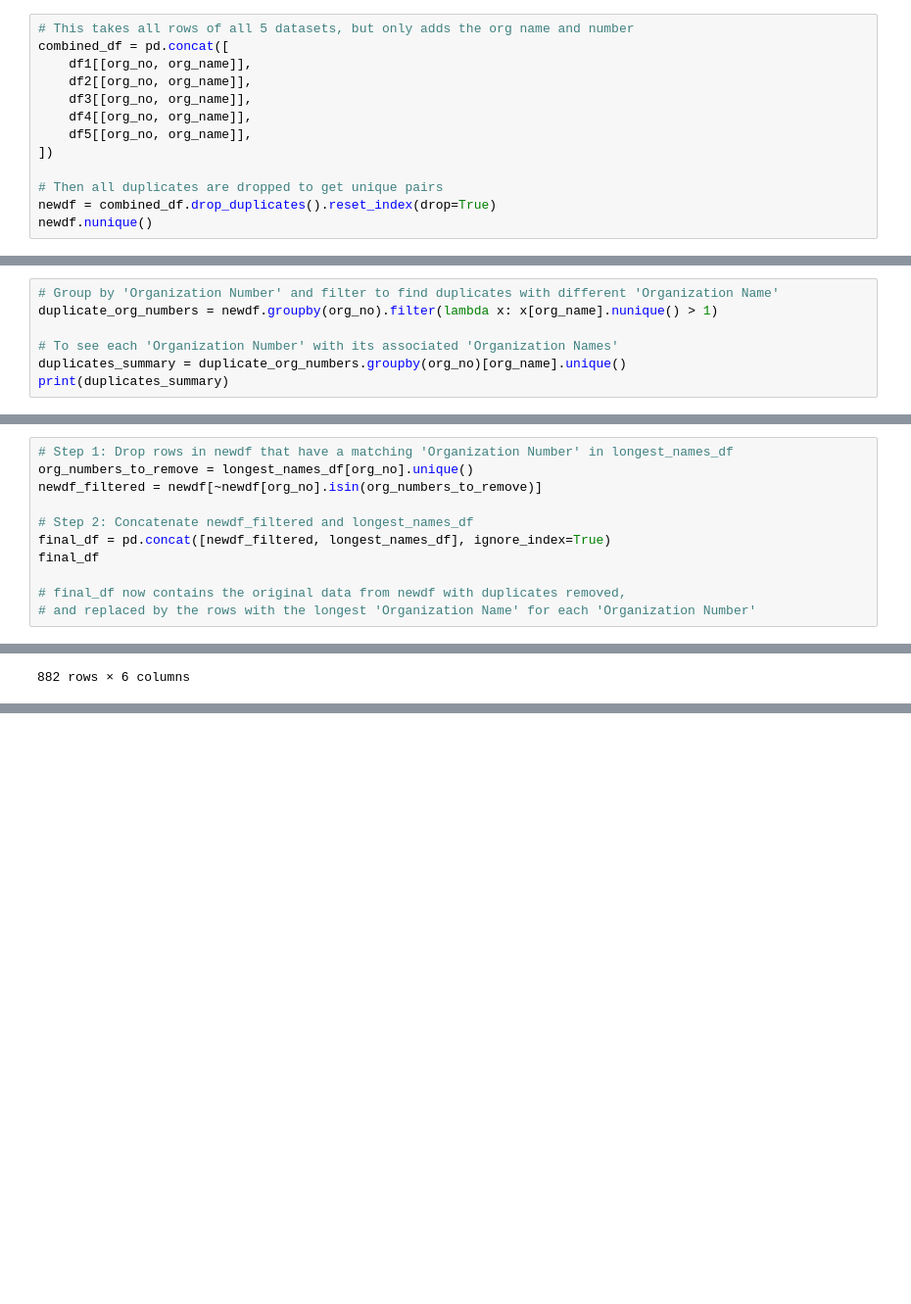
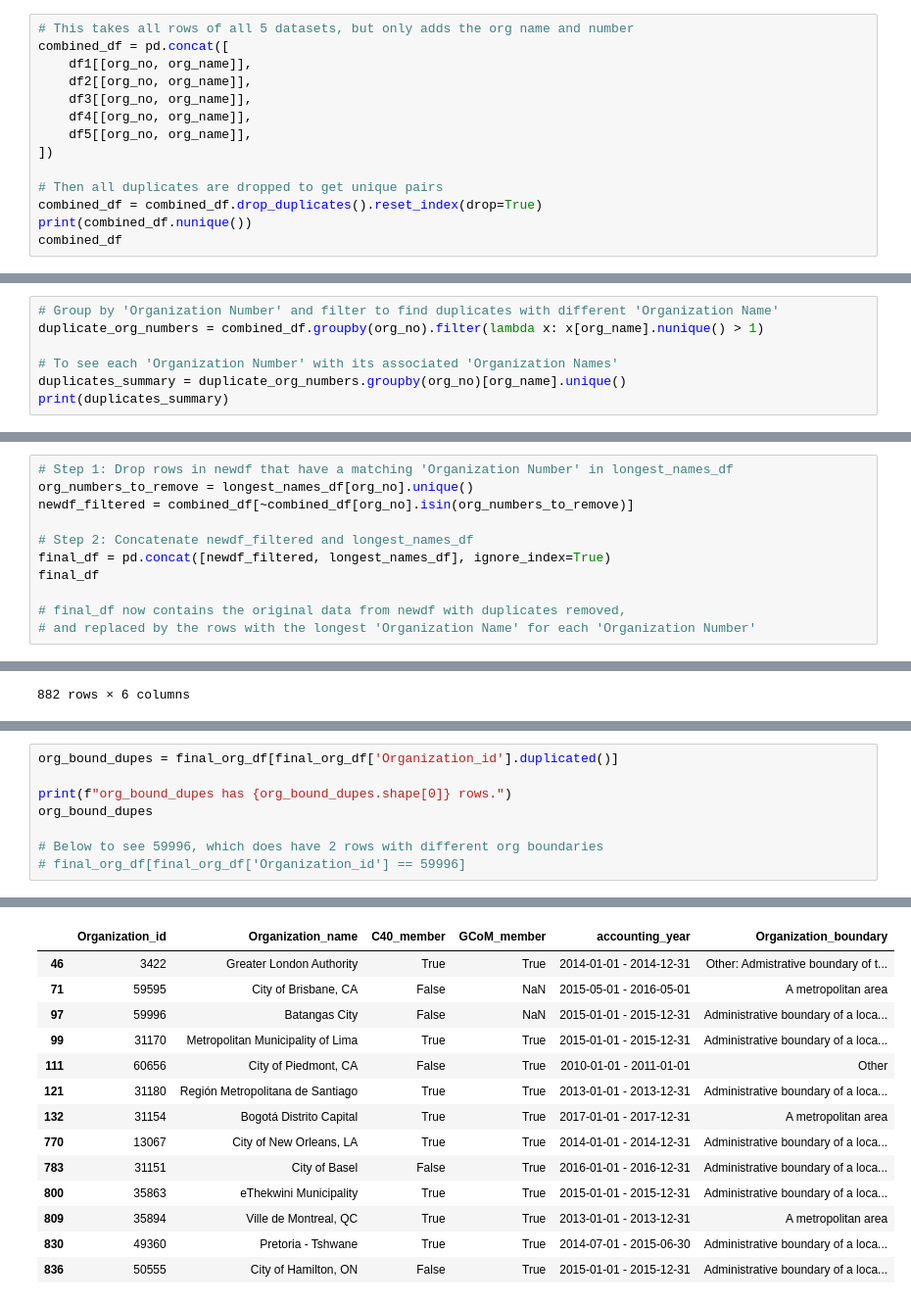
Before and after one commit to Gruppe-H/DB_assignment1, a Jupyter notebook: Dataset_Org_table.ipynb, the cells around one changed output, grey strips where cells are left out. Shown at 98% size. Drawn from its saved outputs; the diff is of its cells as text; blank space fills up the shorter version.

```diff
--- a/Dataset_Org_table.ipynb
+++ b/Dataset_Org_table.ipynb
@@ -85,8 +58,9 @@ combined_df = pd.concat([
 ])
 
 # Then all duplicates are dropped to get unique pairs
-newdf = combined_df.drop_duplicates().reset_index(drop=True)
-newdf.nunique()
+combined_df = combined_df.drop_duplicates().reset_index(drop=True)
+print(combined_df.nunique())
+combined_df
 # %% [output]
 Organization_id      869
 Organization_name    983
@@ -94,6 +83,6 @@ dtype: int64
 # %%
 # Group by 'Organization Number' and filter to find duplicates with different 'Organization Name'
-duplicate_org_numbers = newdf.groupby(org_no).filter(lambda x: x[org_name].nunique() > 1)
+duplicate_org_numbers = combined_df.groupby(org_no).filter(lambda x: x[org_name].nunique() > 1)
 
 # To see each 'Organization Number' with its associated 'Organization Names'
 duplicates_summary = duplicate_org_numbers.groupby(org_no)[org_name].unique()
@@ -140,7 +130,7 @@ print(longest_names_df)
 # %%
 # Step 1: Drop rows in newdf that have a matching 'Organization Number' in longest_names_df
 org_numbers_to_remove = longest_names_df[org_no].unique()
-newdf_filtered = newdf[~newdf[org_no].isin(org_numbers_to_remove)]
+newdf_filtered = combined_df[~combined_df[org_no].isin(org_numbers_to_remove)]
 
 # Step 2: Concatenate newdf_filtered and longest_names_df
 final_df = pd.concat([newdf_filtered, longest_names_df], ignore_index=True)
@@ -563,0 +551,9 @@ final_org_df
+# %%
+org_bound_dupes = final_org_df[final_org_df['Organization_id'].duplicated()]
+
+print(f"org_bound_dupes has {org_bound_dupes.shape[0]} rows.")
+org_bound_dupes
+
+# Below to see 59996, which does have 2 rows with different org boundaries
+# final_org_df[final_org_df['Organization_id'] == 59996]
+# %% [output]
@@ -563,0 +561,14 @@ final_org_df
+|  | Organization_id | Organization_name | C40_member | GCoM_member | accounting_year | Organization_boundary |
+| 46 | 3422 | Greater London Authority | True | True | 2014-01-01 - 2014-12-31 | Other: Admistrative boundary of t... |
+| 71 | 59595 | City of Brisbane, CA | False | NaN | 2015-05-01 - 2016-05-01 | A metropolitan area |
+| 97 | 59996 | Batangas City | False | NaN | 2015-01-01 - 2015-12-31 | Administrative boundary of a loca... |
+| 99 | 31170 | Metropolitan Municipality of Lima | True | True | 2015-01-01 - 2015-12-31 | Administrative boundary of a loca... |
+| 111 | 60656 | City of Piedmont, CA | False | True | 2010-01-01 - 2011-01-01 | Other |
+| 121 | 31180 | Región Metropolitana de Santiago | True | True | 2013-01-01 - 2013-12-31 | Administrative boundary of a loca... |
+| 132 | 31154 | Bogotá Distrito Capital | True | True | 2017-01-01 - 2017-12-31 | A metropolitan area |
+| 770 | 13067 | City of New Orleans, LA | True | True | 2014-01-01 - 2014-12-31 | Administrative boundary of a loca... |
+| 783 | 31151 | City of Basel | False | True | 2016-01-01 - 2016-12-31 | Administrative boundary of a loca... |
+| 800 | 35863 | eThekwini Municipality | True | True | 2015-01-01 - 2015-12-31 | Administrative boundary of a loca... |
+| 809 | 35894 | Ville de Montreal, QC | True | True | 2013-01-01 - 2013-12-31 | A metropolitan area |
+| 830 | 49360 | Pretoria - Tshwane | True | True | 2014-07-01 - 2015-06-30 | Administrative boundary of a loca... |
+| 836 | 50555 | City of Hamilton, ON | False | True | 2015-01-01 - 2015-12-31 | Administrative boundary of a loca... |
```
Also changed, not shown: parts of 62 cells of this notebook, 3 other files.
